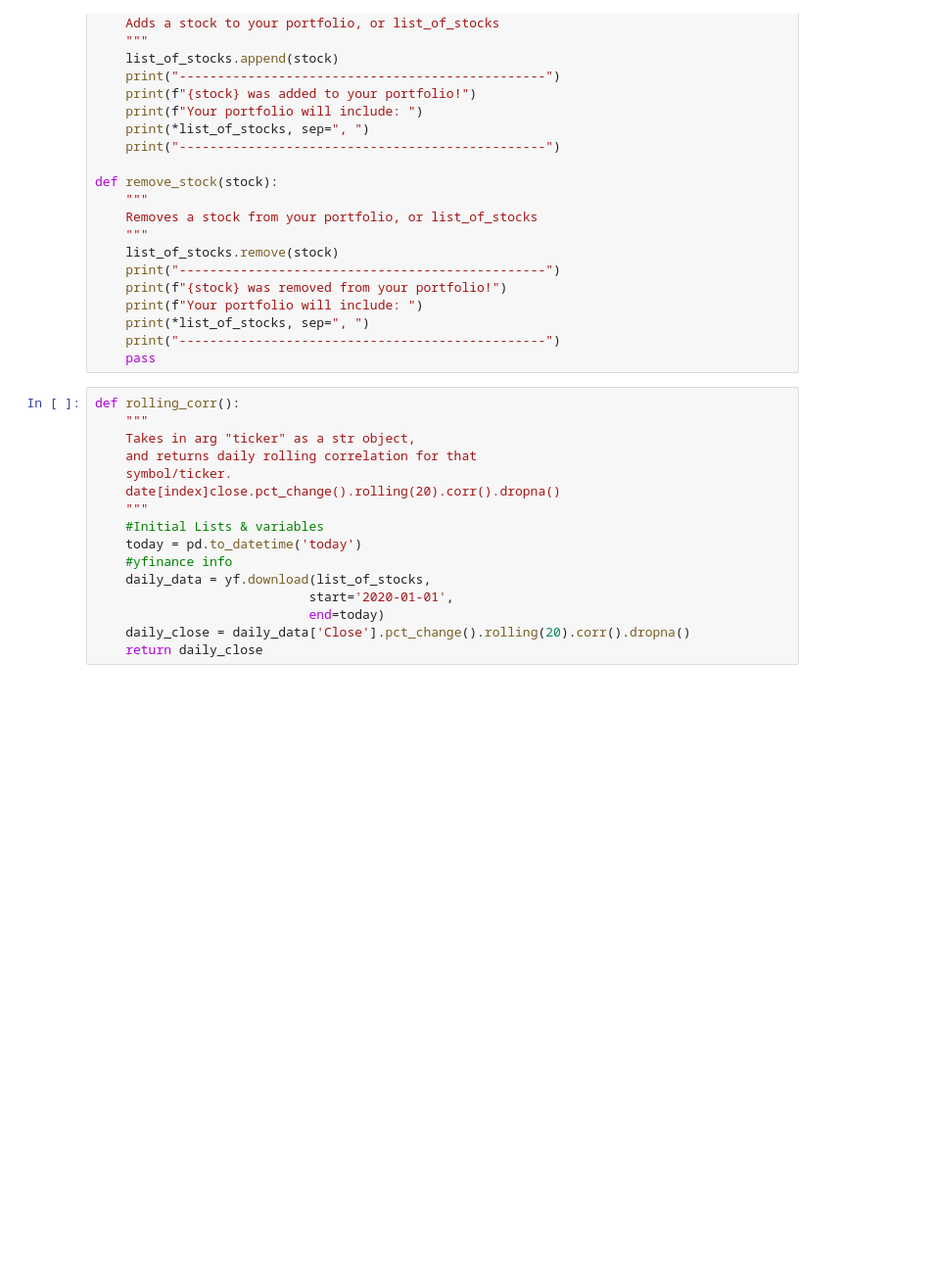
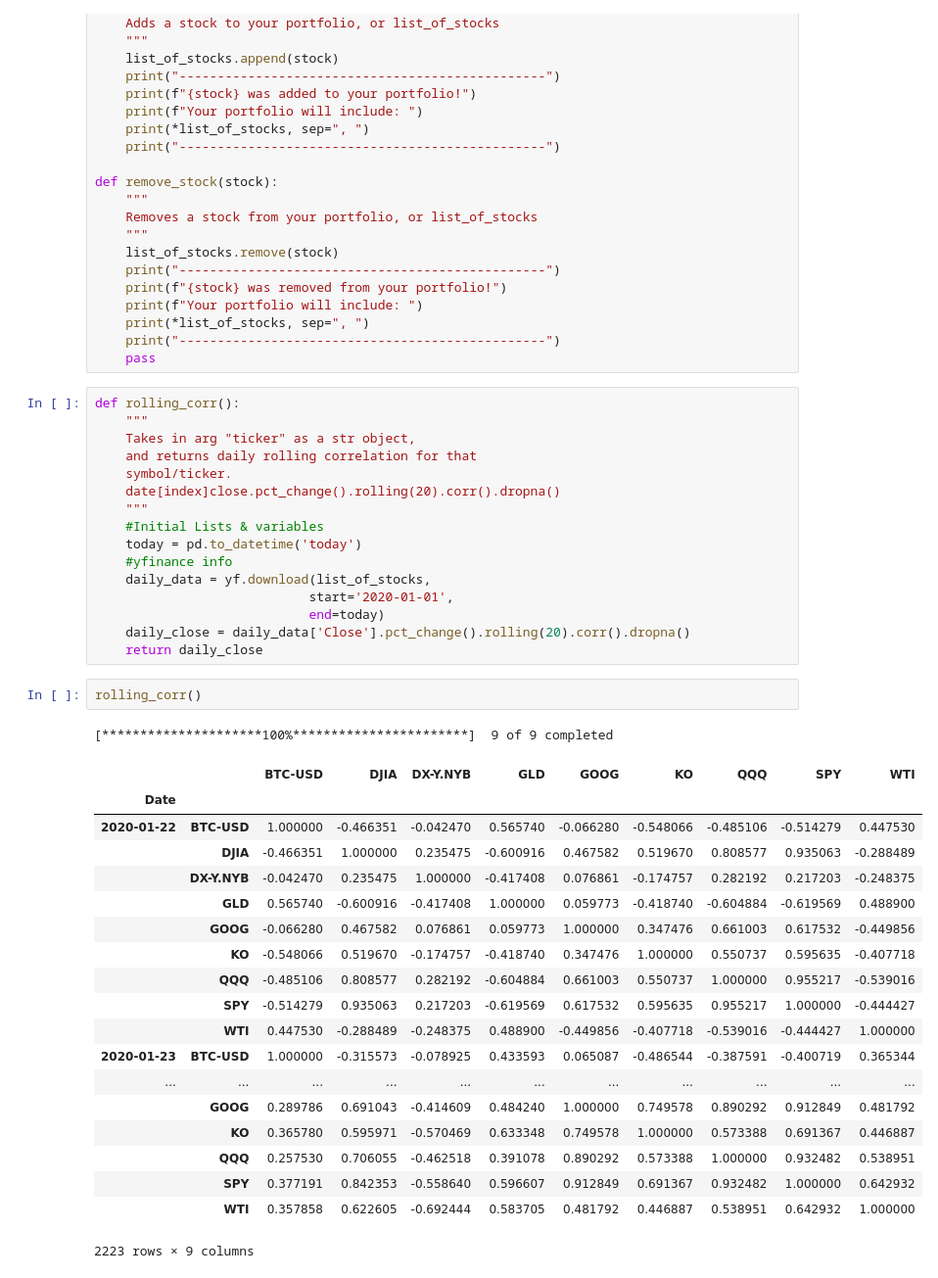
Before and after one commit to gw12s/Project-1, a Jupyter notebook: functions_list.ipynb, the cells around one changed output. Shown at 98% size. Drawn from its saved outputs; the diff is of its cells as text; blank space fills up the shorter version.

```diff
--- a/functions_list.ipynb
+++ b/functions_list.ipynb
@@ -244,6 +280,29 @@ def rolling_corr():
                             end=today)
     daily_close = daily_data['Close'].pct_change().rolling(20).corr().dropna()
     return daily_close
+# %%
+rolling_corr()
+# %% [output]
+[*********************100%***********************]  9 of 9 completed
+|  |  | BTC-USD | DJIA | DX-Y.NYB | GLD | GOOG | KO | QQQ | SPY | WTI |
+| Date |  |  |  |  |  |  |  |  |  |  |
+| 2020-01-22 | BTC-USD | 1.000000 | -0.466351 | -0.042470 | 0.565740 | -0.066280 | -0.548066 | -0.485106 | -0.514279 | 0.447530 |
+|  | DJIA | -0.466351 | 1.000000 | 0.235475 | -0.600916 | 0.467582 | 0.519670 | 0.808577 | 0.935063 | -0.288489 |
+|  | DX-Y.NYB | -0.042470 | 0.235475 | 1.000000 | -0.417408 | 0.076861 | -0.174757 | 0.282192 | 0.217203 | -0.248375 |
+|  | GLD | 0.565740 | -0.600916 | -0.417408 | 1.000000 | 0.059773 | -0.418740 | -0.604884 | -0.619569 | 0.488900 |
+|  | GOOG | -0.066280 | 0.467582 | 0.076861 | 0.059773 | 1.000000 | 0.347476 | 0.661003 | 0.617532 | -0.449856 |
+|  | KO | -0.548066 | 0.519670 | -0.174757 | -0.418740 | 0.347476 | 1.000000 | 0.550737 | 0.595635 | -0.407718 |
+|  | QQQ | -0.485106 | 0.808577 | 0.282192 | -0.604884 | 0.661003 | 0.550737 | 1.000000 | 0.955217 | -0.539016 |
+|  | SPY | -0.514279 | 0.935063 | 0.217203 | -0.619569 | 0.617532 | 0.595635 | 0.955217 | 1.000000 | -0.444427 |
+|  | WTI | 0.447530 | -0.288489 | -0.248375 | 0.488900 | -0.449856 | -0.407718 | -0.539016 | -0.444427 | 1.000000 |
+| 2020-01-23 | BTC-USD | 1.000000 | -0.315573 | -0.078925 | 0.433593 | 0.065087 | -0.486544 | -0.387591 | -0.400719 | 0.365344 |
+| ... | ... | ... | ... | ... | ... | ... | ... | ... | ... | ... |
+|  | GOOG | 0.289786 | 0.691043 | -0.414609 | 0.484240 | 1.000000 | 0.749578 | 0.890292 | 0.912849 | 0.481792 |
+|  | KO | 0.365780 | 0.595971 | -0.570469 | 0.633348 | 0.749578 | 1.000000 | 0.573388 | 0.691367 | 0.446887 |
+|  | QQQ | 0.257530 | 0.706055 | -0.462518 | 0.391078 | 0.890292 | 0.573388 | 1.000000 | 0.932482 | 0.538951 |
+|  | SPY | 0.377191 | 0.842353 | -0.558640 | 0.596607 | 0.912849 | 0.691367 | 0.932482 | 1.000000 | 0.642932 |
+|  | WTI | 0.357858 | 0.622605 | -0.692444 | 0.583705 | 0.481792 | 0.446887 | 0.538951 | 0.642932 | 1.000000 |
+2223 rows × 9 columns
 # %%
 def pick_two():
 
```
Also changed, not shown: parts of 12 cells of this notebook.
